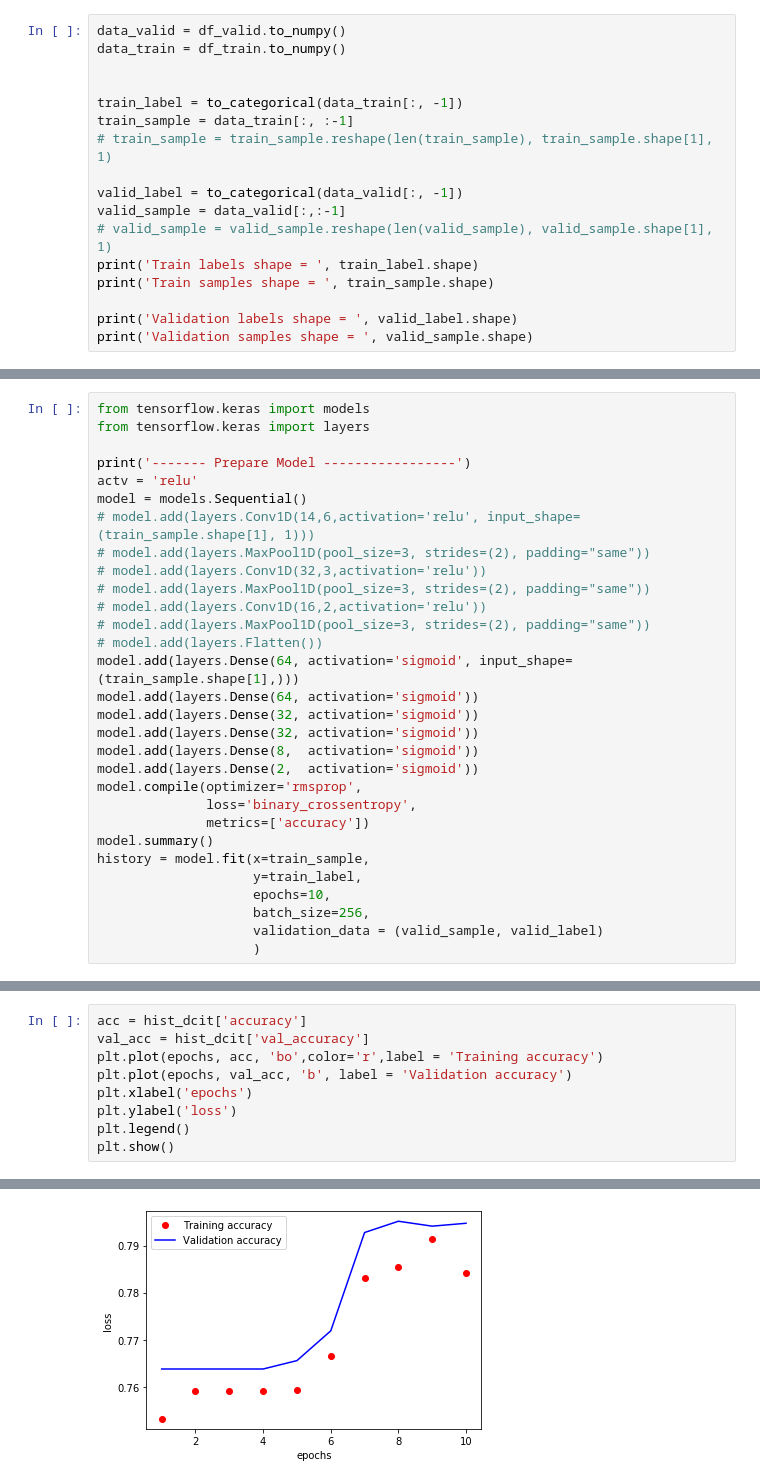
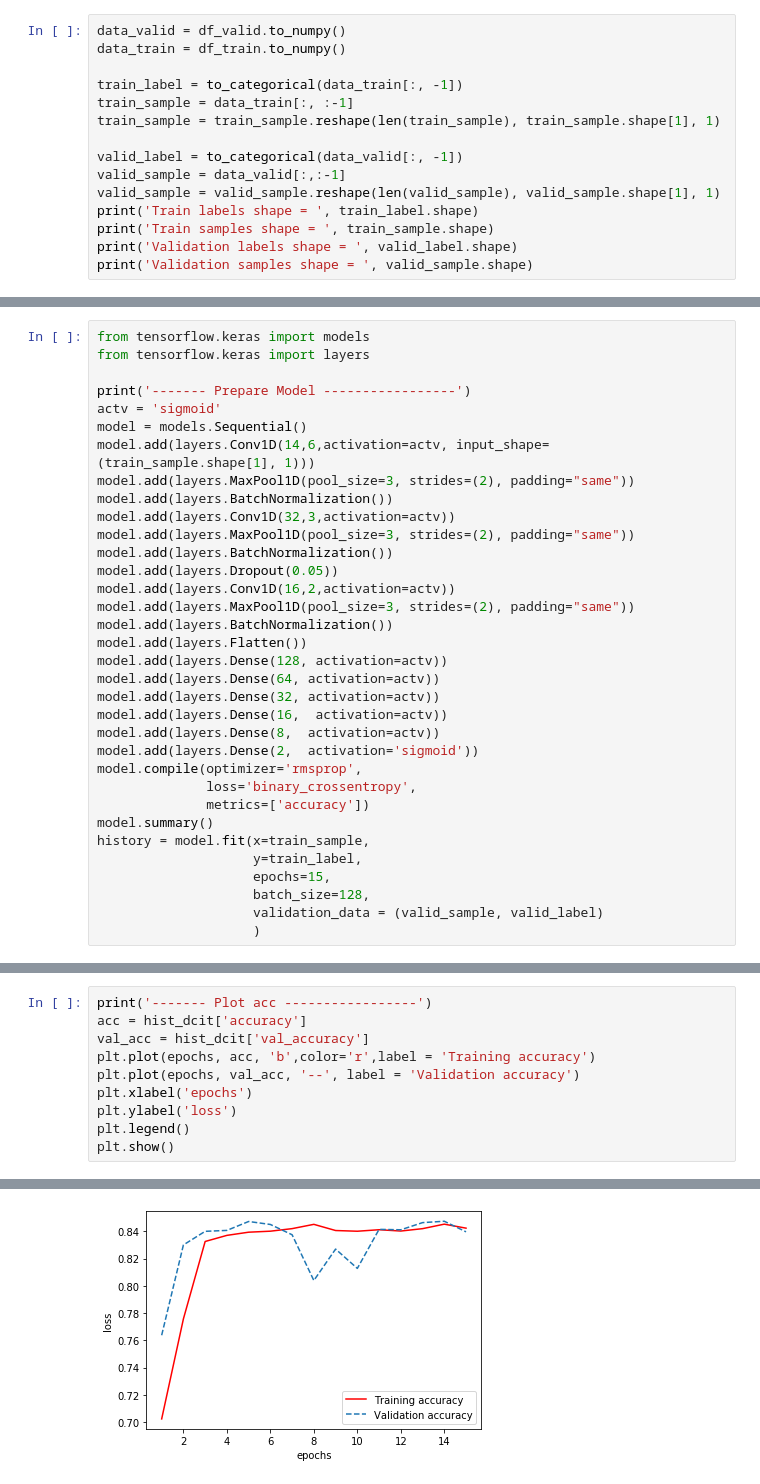
Before and after one commit to jumbo5337/Neural-networks, a Jupyter notebook: pr2/app_pr2.ipynb, the cells around one changed output, grey strips where cells are left out. Saved outputs shown, nothing was run; the diff lists cells and outputs as text.

```diff
--- a/pr2/app_pr2.ipynb
+++ b/pr2/app_pr2.ipynb
@@ -86,17 +70,15 @@ print(df_train)
 data_valid = df_valid.to_numpy()
 data_train = df_train.to_numpy()
 
-
 train_label = to_categorical(data_train[:, -1])
 train_sample = data_train[:, :-1]
-# train_sample = train_sample.reshape(len(train_sample), train_sample.shape[1], 1)
+train_sample = train_sample.reshape(len(train_sample), train_sample.shape[1], 1)
 
 valid_label = to_categorical(data_valid[:, -1])
 valid_sample = data_valid[:,:-1]
-# valid_sample = valid_sample.reshape(len(valid_sample), valid_sample.shape[1], 1)
+valid_sample = valid_sample.reshape(len(valid_sample), valid_sample.shape[1], 1)
 print('Train labels shape = ', train_label.shape)
 print('Train samples shape = ', train_sample.shape)
-
 print('Validation labels shape = ', valid_label.shape)
 print('Validation samples shape = ', valid_sample.shape)
 # %% [output]
@@ -109,20 +91,24 @@ from tensorflow.keras import models
 from tensorflow.keras import layers
 
 print('------- Prepare Model -----------------')
-actv = 'relu'
+actv = 'sigmoid'
 model = models.Sequential()
-# model.add(layers.Conv1D(14,6,activation='relu', input_shape=(train_sample.shape[1], 1)))
-# model.add(layers.MaxPool1D(pool_size=3, strides=(2), padding="same"))
-# model.add(layers.Conv1D(32,3,activation='relu'))
-# model.add(layers.MaxPool1D(pool_size=3, strides=(2), padding="same"))
-# model.add(layers.Conv1D(16,2,activation='relu'))
-# model.add(layers.MaxPool1D(pool_size=3, strides=(2), padding="same"))
-# model.add(layers.Flatten())
-model.add(layers.Dense(64, activation='sigmoid', input_shape=(train_sample.shape[1],)))
-model.add(layers.Dense(64, activation='sigmoid'))
-model.add(layers.Dense(32, activation='sigmoid'))
-model.add(layers.Dense(32, activation='sigmoid'))
-model.add(layers.Dense(8,  activation='sigmoid'))
+model.add(layers.Conv1D(14,6,activation=actv, input_shape=(train_sample.shape[1], 1)))
+model.add(layers.MaxPool1D(pool_size=3, strides=(2), padding="same"))
+model.add(layers.BatchNormalization())
+model.add(layers.Conv1D(32,3,activation=actv))
+model.add(layers.MaxPool1D(pool_size=3, strides=(2), padding="same"))
+model.add(layers.BatchNormalization())
+model.add(layers.Dropout(0.05))
+model.add(layers.Conv1D(16,2,activation=actv))
+model.add(layers.MaxPool1D(pool_size=3, strides=(2), padding="same"))
+model.add(layers.BatchNormalization())
+model.add(layers.Flatten())
+model.add(layers.Dense(128, activation=actv))
+model.add(layers.Dense(64, activation=actv))
+model.add(layers.Dense(32, activation=actv))
+model.add(layers.Dense(16,  activation=actv))
+model.add(layers.Dense(8,  activation=actv))
 model.add(layers.Dense(2,  activation='sigmoid'))
 model.compile(optimizer='rmsprop',
               loss='binary_crossentropy',
@@ -130,8 +116,8 @@ model.compile(optimizer='rmsprop',
 model.summary()
 history = model.fit(x=train_sample,
                     y=train_label,
-                    epochs=10,
-                    batch_size=256,
+                    epochs=15,
+                    batch_size=128,
                     validation_data = (valid_sample, valid_label)
                     )
 # %% [output]
@@ -170,8 +157,9 @@ plt.show()
 # %%
+print('------- Plot acc -----------------')
 acc = hist_dcit['accuracy']
 val_acc = hist_dcit['val_accuracy']
-plt.plot(epochs, acc, 'bo',color='r',label = 'Training accuracy')
-plt.plot(epochs, val_acc, 'b', label = 'Validation accuracy')
+plt.plot(epochs, acc, 'b',color='r',label = 'Training accuracy')
+plt.plot(epochs, val_acc, '--', label = 'Validation accuracy')
 plt.xlabel('epochs')
 plt.ylabel('loss')
 plt.legend()
@@ -180 +169 @@ plt.show()
-[figure, old version]
+[figure, new version]
```
Also changed, not shown: parts of 5 cells of this notebook, 1 other file.
